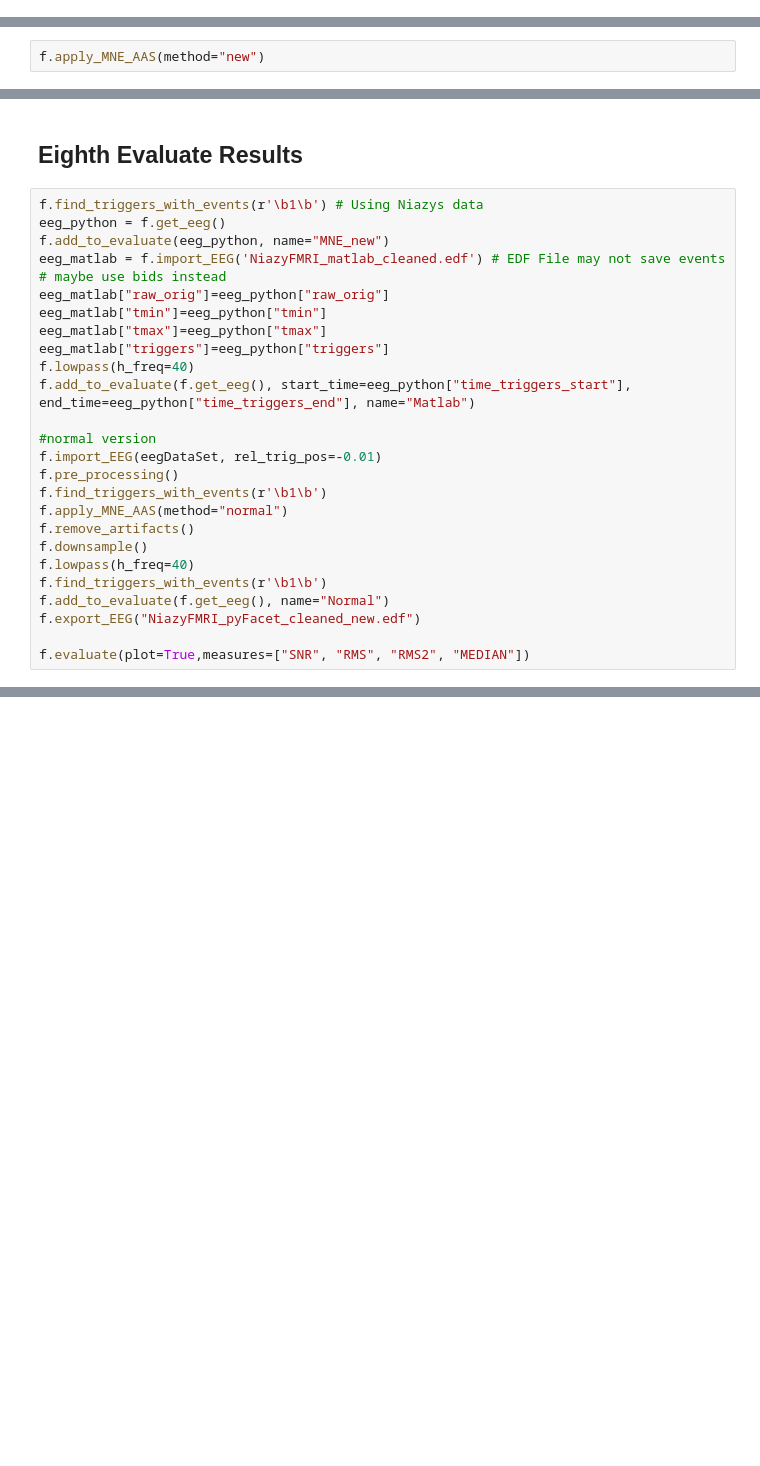
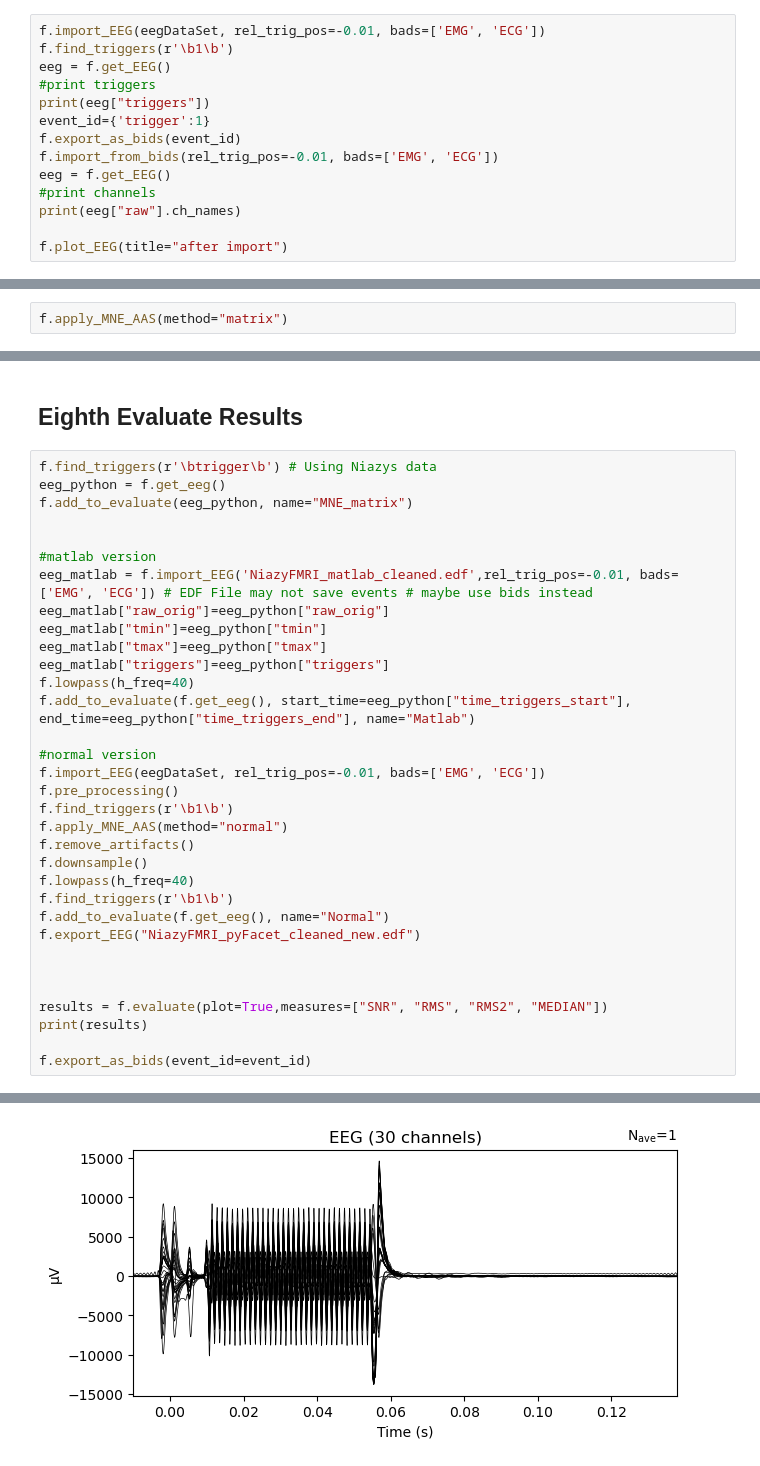
Before and after one commit to H0mire/FACETpy, a Jupyter notebook: src/Example1.ipynb, the cells around one changed output, grey strips where cells are left out. Cells and saved outputs as stored; diff of their text form; blank space fills up the shorter version.

Commit message:
Bids + Matrix Stored Artefacts + Tests

```diff
--- a/src/Example1.ipynb
+++ b/src/Example1.ipynb
@@ -18,0 +16,14 @@ f.plot_EEG()
+# %%
+f.import_EEG(eegDataSet, rel_trig_pos=-0.01, bads=['EMG', 'ECG'])
+f.find_triggers(r'\b1\b')
+eeg = f.get_EEG()
+#print triggers
+print(eeg["triggers"])
+event_id={'trigger':1}
+f.export_as_bids(event_id)
+f.import_from_bids(rel_trig_pos=-0.01, bads=['EMG', 'ECG'])
+eeg = f.get_EEG()
+#print channels
+print(eeg["raw"].ch_names)
+
+f.plot_EEG(title="after import")
@@ -31,4 +117,4 @@ f.find_triggers_with_events(r'\b1\b') # Using Niazys data
 # %% [markdown]
 ## Fourth step apply AAS
 # %%
-f.apply_MNE_AAS(method="new")
+f.apply_MNE_AAS(method="matrix")
@@ -50,10 +177,13 @@ f.export_EEG("NiazyFMRI_pyFacet_cleaned.edf")
 # %% [markdown]
 ## Eighth Evaluate Results
 # %%
-f.find_triggers_with_events(r'\b1\b') # Using Niazys data
+f.find_triggers(r'\btrigger\b') # Using Niazys data
 eeg_python = f.get_eeg()
-f.add_to_evaluate(eeg_python, name="MNE_new")
-eeg_matlab = f.import_EEG('NiazyFMRI_matlab_cleaned.edf') # EDF File may not save events # maybe use bids instead
+f.add_to_evaluate(eeg_python, name="MNE_matrix")
+
+
+#matlab version
+eeg_matlab = f.import_EEG('NiazyFMRI_matlab_cleaned.edf',rel_trig_pos=-0.01, bads=['EMG', 'ECG']) # EDF File may not save events # maybe use bids instead
 eeg_matlab["raw_orig"]=eeg_python["raw_orig"]
 eeg_matlab["tmin"]=eeg_python["tmin"]
 eeg_matlab["tmax"]=eeg_python["tmax"]
@@ -62,15 +192,21 @@ f.lowpass(h_freq=40)
 f.add_to_evaluate(f.get_eeg(), start_time=eeg_python["time_triggers_start"], end_time=eeg_python["time_triggers_end"], name="Matlab")
 
 #normal version
-f.import_EEG(eegDataSet, rel_trig_pos=-0.01)
+f.import_EEG(eegDataSet, rel_trig_pos=-0.01, bads=['EMG', 'ECG'])
 f.pre_processing()
-f.find_triggers_with_events(r'\b1\b')
+f.find_triggers(r'\b1\b')
 f.apply_MNE_AAS(method="normal")
 f.remove_artifacts()
 f.downsample()
 f.lowpass(h_freq=40)
-f.find_triggers_with_events(r'\b1\b')
+f.find_triggers(r'\b1\b')
 f.add_to_evaluate(f.get_eeg(), name="Normal")
 f.export_EEG("NiazyFMRI_pyFacet_cleaned_new.edf")
 
-f.evaluate(plot=True,measures=["SNR", "RMS", "RMS2", "MEDIAN"])
+
+
+results = f.evaluate(plot=True,measures=["SNR", "RMS", "RMS2", "MEDIAN"])
+print(results)
+
+f.export_as_bids(event_id=event_id)
+# %% [output]
@@ -76,0 +266 @@ f.evaluate(plot=True,measures=["SNR", "RMS", "RMS2", "MEDIAN"])
+[figure, added]
```
Also changed, not shown: parts of 10 cells of this notebook, 26 other files.
